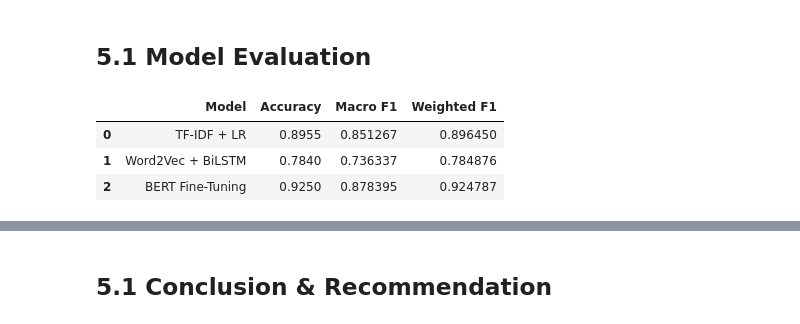
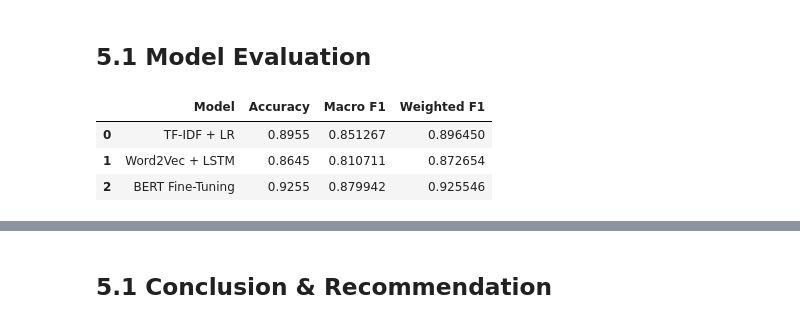
Before and after one commit to tuanTaAnh/Emotion-Classification, a Jupyter notebook: [GH1046139] Ta Anh Tuan - M508C - Big Data Analytics.ipynb, the cells around one changed output, grey strips where cells are left out. Saved outputs shown, nothing was run; the diff lists cells and outputs as text; code cells hidden in the pictures.

```diff
--- a/[GH1046139] Ta Anh Tuan - M508C - Big Data Analytics.ipynb
+++ b/[GH1046139] Ta Anh Tuan - M508C - Big Data Analytics.ipynb
@@ -875,5 +897,5 @@ for w, i in tokenizer.word_index.items():
 # %%
-BiLSTM_EPOCH = 150
+LSTM_EPOCH = 30
 # %%
 tf.keras.backend.clear_session()
 
@@ -922,20 +939,38 @@ Model: "functional"
 # Compute class weights to handle label imbalance during training.
 weights = compute_class_weight("balanced", classes=np.unique(y_train), y=y_train)
 class_weights = {i: w for i, w in enumerate(weights)}
+# %%
+callbacks = [
+    ReduceLROnPlateau(
+        monitor="val_loss",
+        factor=0.5,
+        patience=3,
+        min_lr=1e-5,
+        verbose=1
+    ),
+    EarlyStopping(
+        monitor="val_loss",
+        patience=5,
+        min_delta=1e-3,
+        restore_best_weights=True,
+        verbose=1
+    ),
+]
 # %%
-history = bilstm.fit(
+history = lstm.fit(
     X_train_seq, y_train,
     validation_data=(X_dev_seq, y_dev),
     batch_size=64,
-    epochs=BiLSTM_EPOCH,
+    epochs=LSTM_EPOCH,
     class_weight=class_weights,
+    callbacks=callbacks,
     verbose=1
 )
 
-y_pred_bilstm = np.argmax(bilstm.predict(X_test_seq), axis=1)
+y_pred_lstm = np.argmax(lstm.predict(X_test_seq), axis=1)
 
-print("Results in Word2Vec + BiLSTM:")
-print("Accuracy :", accuracy_score(y_test, y_pred_bilstm))
-print("Macro F1 :", f1_score(y_test, y_pred_bilstm, average="macro"))
-print("Weighted :", f1_score(y_test, y_pred_bilstm, average="weighted"))
+print("Results in Word2Vec + LSTM:")
+print("Accuracy :", accuracy_score(y_test, y_pred_lstm))
+print("Macro F1 :", f1_score(y_test, y_pred_lstm, average="macro"))
+print("Weighted :", f1_score(y_test, y_pred_lstm, average="weighted"))
 # %% [output]
@@ -1180,10 +1236,10 @@ results.append({
     })
 # %%
 results.append({
-        "Model": "Word2Vec + BiLSTM",
-        "Accuracy": accuracy_score(y_test, y_pred_bilstm),
-        "Macro F1": f1_score(y_test, y_pred_bilstm, average="macro"),
-        "Weighted F1": f1_score(y_test, y_pred_bilstm, average="weighted"),
+        "Model": "Word2Vec + LSTM",
+        "Accuracy": accuracy_score(y_test, y_pred_lstm),
+        "Macro F1": f1_score(y_test, y_pred_lstm, average="macro"),
+        "Weighted F1": f1_score(y_test, y_pred_lstm, average="weighted"),
     })
 # %%
 results.append({
@@ -1193,9 +1249,10 @@ results.append({
         "Weighted F1": f1_score(y_test, y_pred_bert, average="weighted"),
     })
 # %%
-pd.DataFrame(results)
+results_df = pd.DataFrame(results)
+results_df
 # %% [output]
 |  | Model | Accuracy | Macro F1 | Weighted F1 |
 | 0 | TF-IDF + LR | 0.8955 | 0.851267 | 0.896450 |
-| 1 | Word2Vec + BiLSTM | 0.7840 | 0.736337 | 0.784876 |
-| 2 | BERT Fine-Tuning | 0.9250 | 0.878395 | 0.924787 |
+| 1 | Word2Vec + LSTM | 0.8645 | 0.810711 | 0.872654 |
+| 2 | BERT Fine-Tuning | 0.9255 | 0.879942 | 0.925546 |
```
Also changed, not shown: parts of 28 cells of this notebook, 2 other files.
